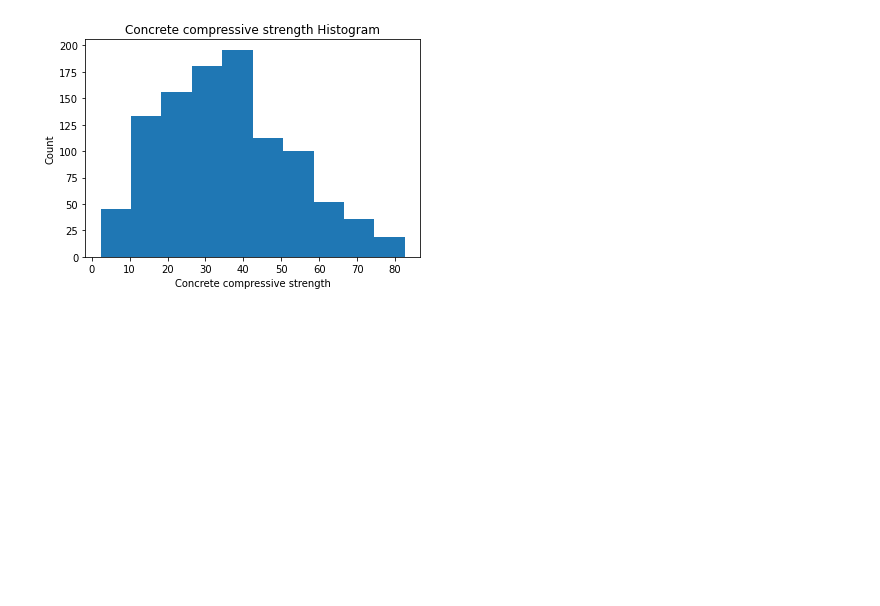
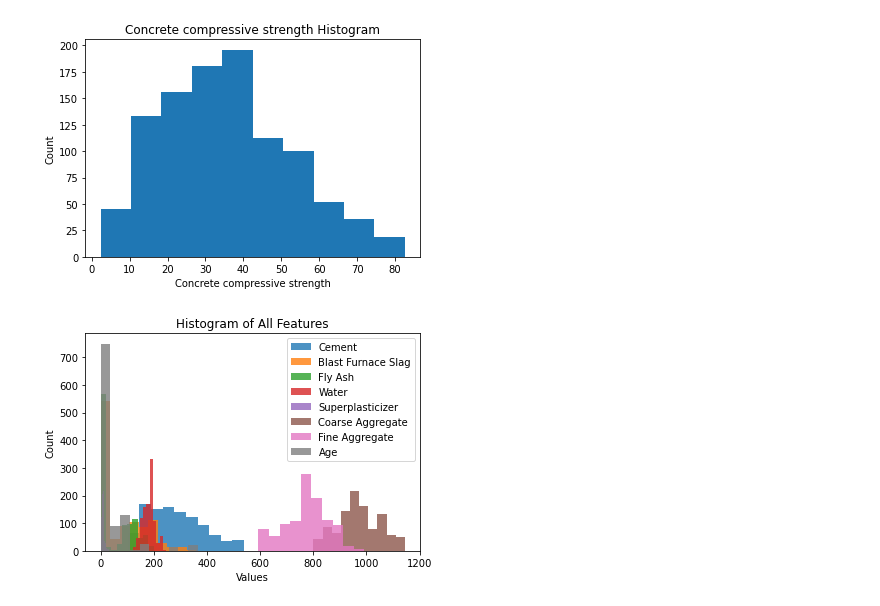
Before and after one commit to quinnwai/regression-algorithms, a Jupyter notebook: testing-things.ipynb, the cells around one changed output. Saved outputs shown, nothing was run; the diff lists cells and outputs as text; code cells hidden in the pictures; blank space fills up the shorter version.

```diff
--- a/testing-things.ipynb
+++ b/testing-things.ipynb
@@ -59,3 +59,15 @@ for col in raw_df.columns:
 [figure]
 [figure]
 [figure]
+# %%
+for col in raw_df.columns[:-1]:
+    plt.hist(raw_df[col], alpha=0.8, label=col)
+    plt.title(f"Histogram of All Features")
+
+plt.xlabel("Values")
+plt.ylabel("Count")
+plt.legend()
+plt.savefig(f"./figures/histogram_by_features")
+plt.show()
+# %% [output]
+[figure, added]
```
Also changed, not shown: 18 other files.
